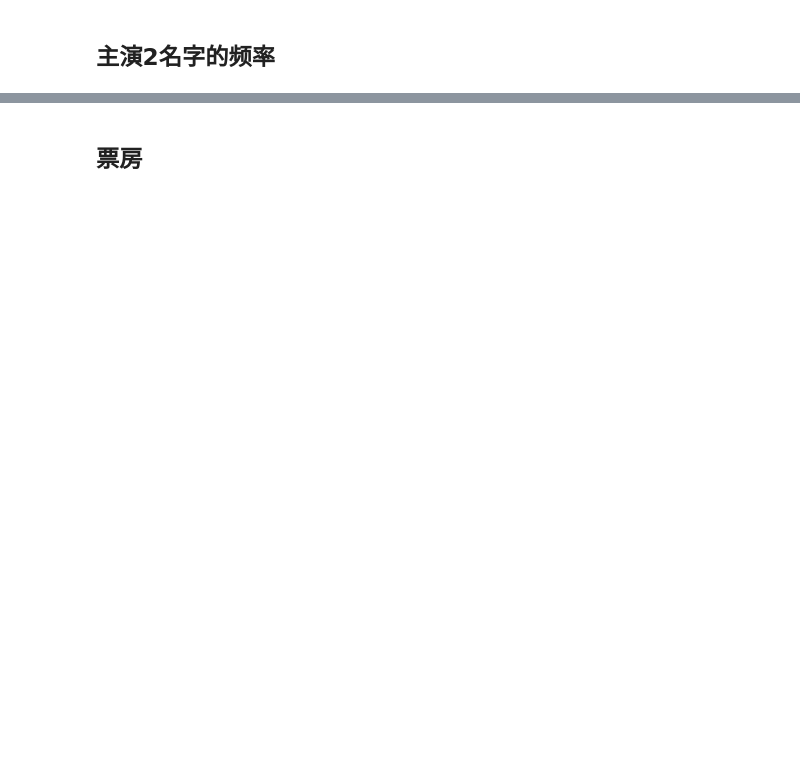
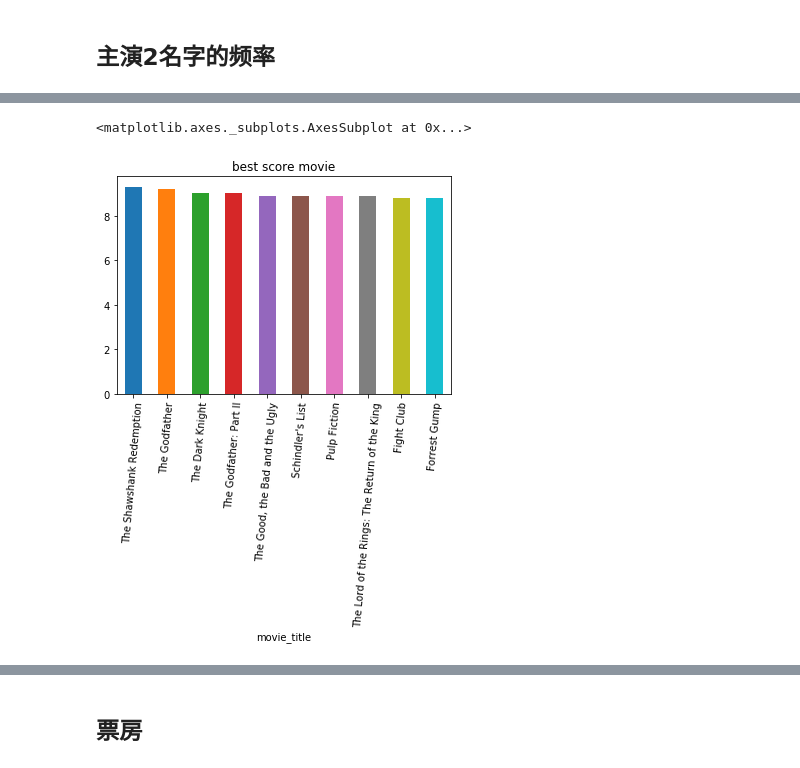
Before and after one commit to yuyi-7/Design-for-course, a Jupyter notebook: movie/movie.ipynb, the cells around one changed output, grey strips where cells are left out. Cells and saved outputs as stored; diff of their text form; code cells hidden in the pictures; blank space fills up the shorter version.

```diff
--- a/movie/movie.ipynb
+++ b/movie/movie.ipynb
@@ -316,0 +373,4 @@ Name: actor_2_name, Length: 2439, dtype: int64
+# %%
+movie_max1=data_.sort_values(['imdb_score'],ascending=False).head(200)
+
+movie_max1[['movie_title','imdb_score','movie_facebook_likes']].head(10)
@@ -316,0 +389,7 @@ Name: actor_2_name, Length: 2439, dtype: int64
+# %%
+movie_max_series=pd.Series(movie_max1['imdb_score'].head(10).values,index = movie_max1['movie_title'].head(10))
+
+movie_max_series.plot(kind='bar',title='best score movie', rot=85)
+# %% [output]
+<matplotlib.axes._subplots.AxesSubplot at 0x...>
+[figure, added]
```
Also changed, not shown: parts of 35 cells of this notebook, 1 other file.
